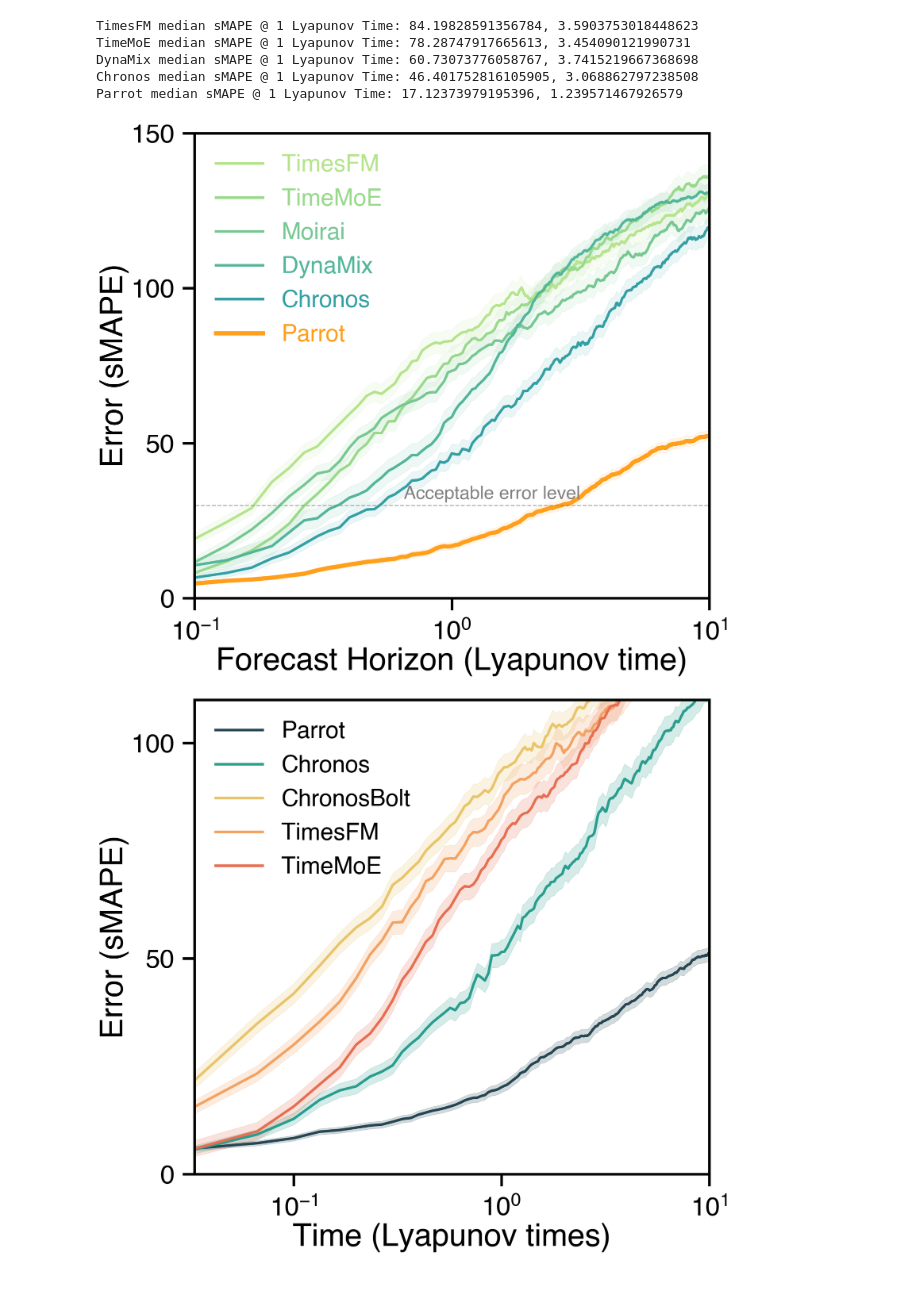
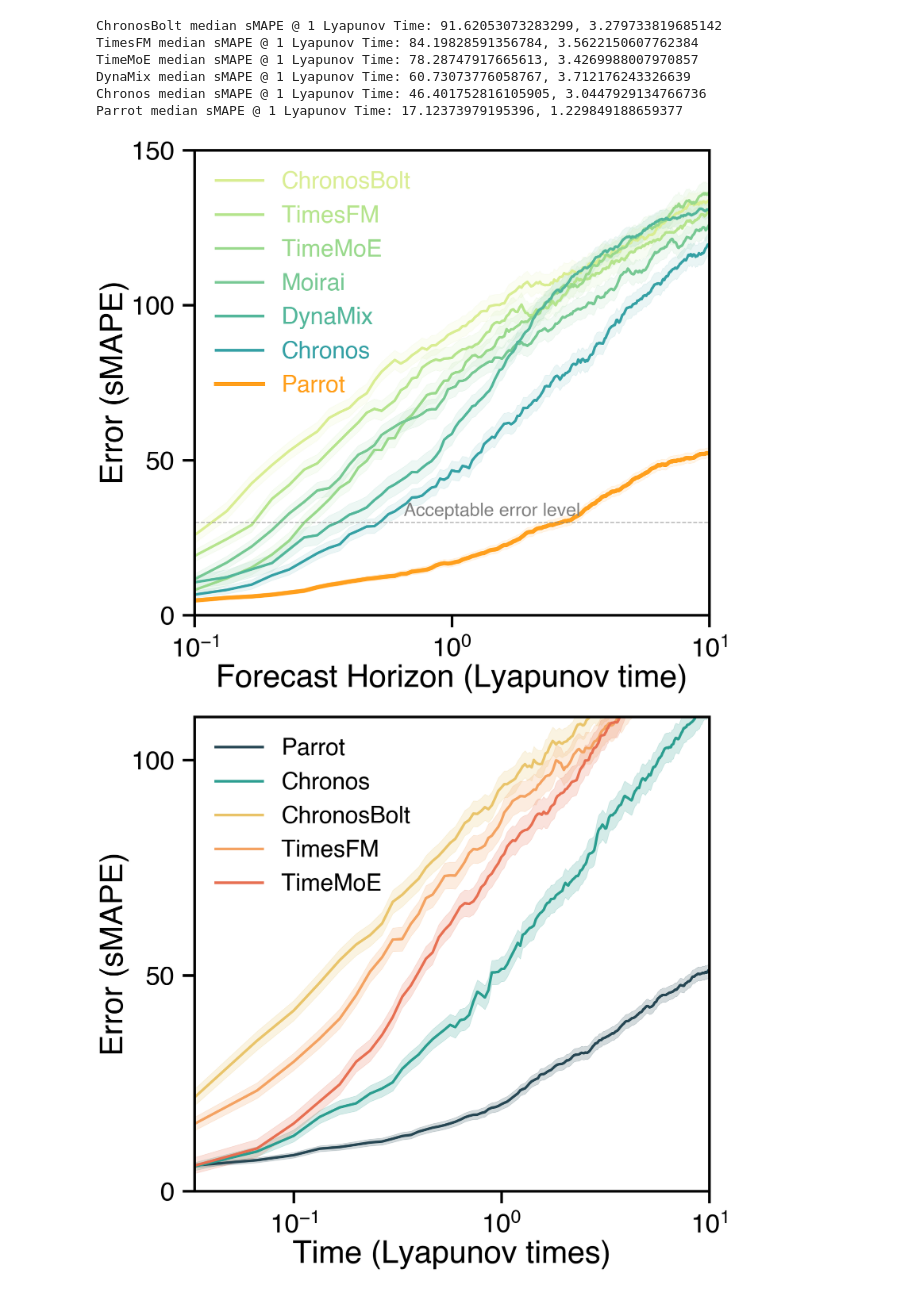
Before and after one commit to y-z-zhang/parroting, a Jupyter notebook: analysis/analysis_fixed_context_length.ipynb, the cells around one changed output. Cells and saved outputs as stored; diff of their text form; code cells hidden in the pictures.

```diff
--- a/analysis/analysis_fixed_context_length.ipynb
+++ b/analysis/analysis_fixed_context_length.ipynb
@@ -240,6 +240,13 @@ plt.xlabel(r'Forecast Horizon (Lyapunov time)', fontname="Helvetica", fontsize =
 plt.ylabel(r'Error (sMAPE)', fontname="Helvetica", fontsize = 60)
 
 context_length = 512
+
+smape_trjs = [ChronosBolt_median_smape[(equation_name, context_length)] for equation_name, ctx in ChronosBolt_median_smape.keys() if ctx == context_length]
+smape_trj = np.median(smape_trjs, axis=0)
+smape_std = np.std(smape_trjs, axis=0)/np.sqrt(len(equation_names))
+plt.plot(time, smape_trj, lw=5, ls='-', alpha=1, color=colors[1], label='ChronosBolt')
+ax.fill_between(time, smape_trj - smape_std, smape_trj + smape_std, alpha=0.1, color=colors[1])
+print(f"ChronosBolt median sMAPE @ 1 Lyapunov Time: {smape_trj[granularity]}, {smape_std[granularity]}")
 
 smape_trjs = [TimesFM_median_smape[(equation_name, context_length)] for equation_name, ctx in TimesFM_median_smape.keys() if ctx == context_length]
 smape_trj = np.median(smape_trjs, axis=0)
@@ -285,13 +292,6 @@ print(f"Parrot median sMAPE @ 1 Lyapunov Time: {smape_trj[granularity]}, {smape_
 plt.plot(time, 30*np.ones_like(time), lw=2, ls='--', alpha=.6, color="gray")
 ax.text(0.65, 32, 'Acceptable error level', fontsize=35, color='gray', fontname="Helvetica")
 
-#smape_trjs = [ChronosBolt_median_smape[(equation_name, context_length)] for equation_name, ctx in ChronosBolt_median_smape.keys() if ctx == context_length]
-#smape_trj = np.median(smape_trjs, axis=0)
-#smape_std = np.std(smape_trjs, axis=0)/np.sqrt(len(equation_names))
-#plt.plot(time, smape_trj, lw=5, ls='-', alpha=1, color=colors[1], label='ChronosBolt')
-#ax.fill_between(time, smape_trj - smape_std, smape_trj + smape_std, alpha=0.1, color=colors[1])
-#print(f"ChronosBolt median sMAPE @ 1 Lyapunov Time: {smape_trj[granularity]}, {smape_std[granularity]}")
-
 #smape_trjs = [panda_median_smape[(equation_name, context_length)] for equation_name, ctx in panda_median_smape.keys() if ctx == context_length]
 #smape_trj = np.median(smape_trjs, axis=0)
 #smape_std = np.std(smape_trjs, axis=0)/np.sqrt(len(equation_names))
@@ -300,39 +300,40 @@ ax.text(0.65, 32, 'Acceptable error level', fontsize=35, color='gray', fontname=
 
 #smape_trjs = [simplex_median_smape[(equation_name, context_length)] for equation_name, ctx in simplex_median_smape.keys() if ctx == context_length]
 #smape_trj = np.median(smape_trjs, axis=0)
 #smape_std = np.std(smape_trjs, axis=0)/np.sqrt(len(equation_names))
 #plt.plot(time, smape_trj, lw=5, ls='-', alpha=1, color=colors[8], label='Simplex')
 #ax.fill_between(time, smape_trj - smape_std, smape_trj + smape_std, alpha=0.2, color=colors[8])
 
 #smape_trjs = [arima_median_smape[(equation_name, context_length)] for equation_name, ctx in arima_median_smape.keys() if ctx == context_length]
 #smape_trj = np.median(smape_trjs, axis=0)
 #smape_std = np.std(smape_trjs, axis=0)/np.sqrt(len(equation_names))
 #plt.plot(time, smape_trj, lw=5, ls='-', alpha=1, color=colors[7], label='AutoARIMA')
 #ax.fill_between(time, smape_trj - smape_std, smape_trj + smape_std, alpha=0.2, color=colors[7])
 
 plt.xscale('log')
 #plt.yscale('log')
 
 plt.xlim([time[0], time[-1]])
 plt.xlim([1e-1, time[-1]])
 plt.ylim([0, 150])
 
 plt.yticks([0, 50, 100, 150])
 
 plt.legend(loc='upper left', frameon=False, prop={'size':45, 'family': 'Helvetica'}, ncol=1, labelcolor='linecolor')
 
 plt.gca().tick_params(axis='y', pad=15, size=23, width=5)
 plt.gca().tick_params(axis='x', pad=20, size=23, width=5)
 
 fig.set_tight_layout(True)
 plt.savefig(f'smape_rolling_compare_normalized.pdf', bbox_inches='tight')
 # %% [output]
-TimesFM median sMAPE @ 1 Lyapunov Time: 84.19828591356784, 3.5903753018448623
-TimeMoE median sMAPE @ 1 Lyapunov Time: 78.28747917665613, 3.454090121990731
-DynaMix median sMAPE @ 1 Lyapunov Time: 60.73073776058767, 3.7415219667368698
-Chronos median sMAPE @ 1 Lyapunov Time: 46.401752816105905, 3.068862797238508
-Parrot median sMAPE @ 1 Lyapunov Time: 17.12373979195396, 1.239571467926579
+ChronosBolt median sMAPE @ 1 Lyapunov Time: 91.62053073283299, 3.279733819685142
+TimesFM median sMAPE @ 1 Lyapunov Time: 84.19828591356784, 3.5622150607762384
+TimeMoE median sMAPE @ 1 Lyapunov Time: 78.28747917665613, 3.4269988007970857
+DynaMix median sMAPE @ 1 Lyapunov Time: 60.73073776058767, 3.712176243326639
+Chronos median sMAPE @ 1 Lyapunov Time: 46.401752816105905, 3.0447929134766736
+Parrot median sMAPE @ 1 Lyapunov Time: 17.12373979195396, 1.229849188659377
-[figure, old version]
+[figure, new version]
 # %%
 colors = ["#264653", "#2a9d8f", "#e9c46a", "#f4a261", "#e76f51"]
 
```
Also changed, not shown: parts of 1 cell of this notebook, 2 other files.
